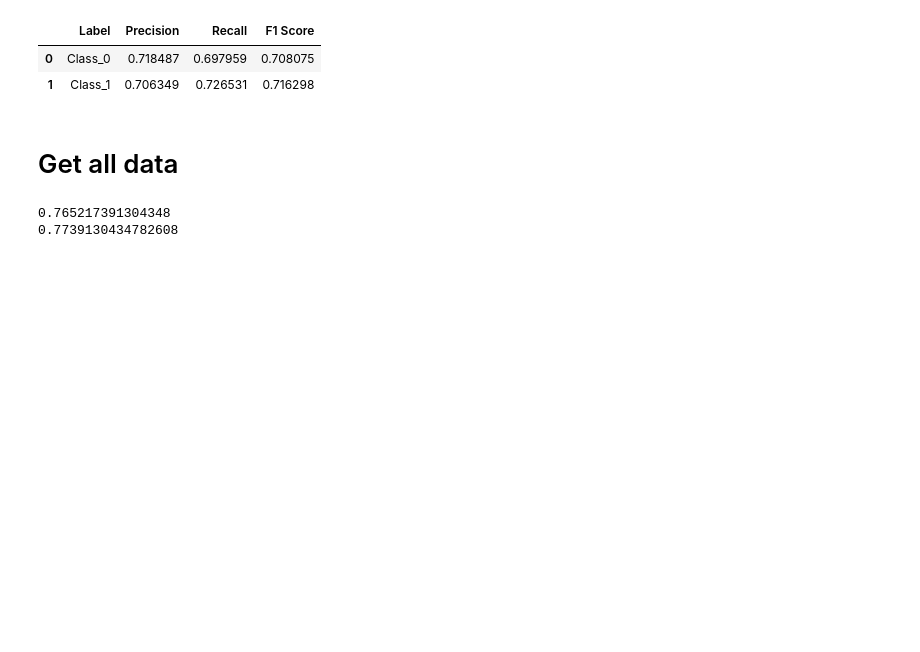
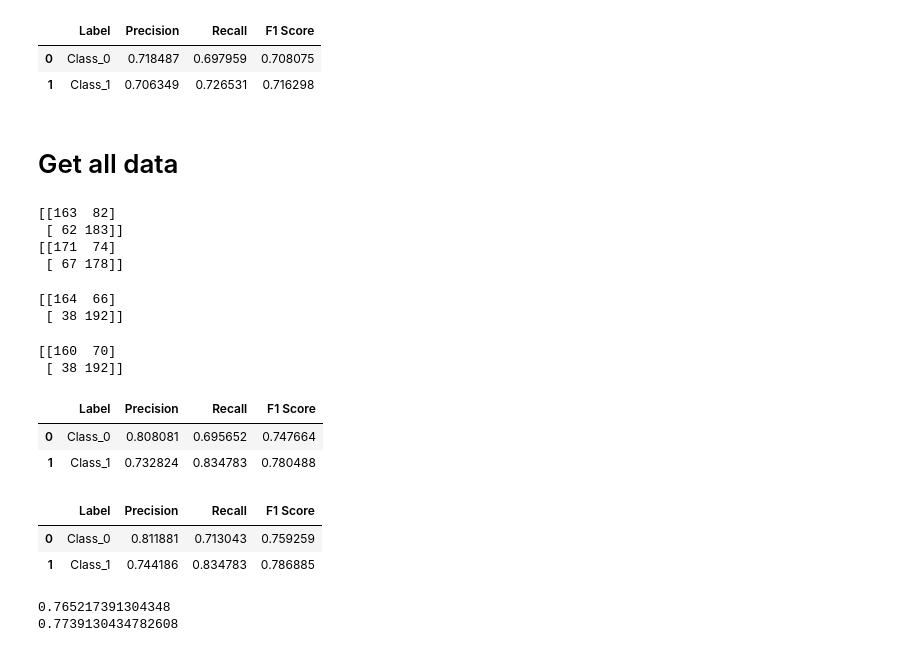
Before and after one commit to kennywang112/TrafficTDApython, a Jupyter notebook: 道路V2.ipynb, the cells around one changed output. Drawn from its saved outputs; the diff is of its cells as text; code cells hidden in the pictures; blank space fills up the shorter version.

```diff
--- a/道路V2.ipynb
+++ b/道路V2.ipynb
@@ -807,6 +815,81 @@ cm_0_svm = np.loadtxt('CalculatedData/V2準確資料/cm_0_svm.txt', dtype=int)
 cm_1_svm = np.loadtxt('CalculatedData/V2準確資料/cm_1_svm.txt', dtype=int)
 cm_2_svm = np.loadtxt('CalculatedData/V2準確資料/cm_2_svm.txt', dtype=int)
 cm_origin_svm = np.loadtxt('CalculatedData/V2準確資料/cm_origin_svm.txt', dtype=int)
+# %%
+print(cm_origin)
+print(cm_origin_svm)
+# %% [output]
+[[163  82]
+ [ 62 183]]
+[[171  74]
+ [ 67 178]]
+# %%
+mapper_logistic = cm_combine + cm_out + cm_0 + cm_1 + cm_2
+mapper_svm = cm_combine_svm + cm_out_svm + cm_0_svm + cm_1_svm + cm_2_svm
+# %%
+print(mapper_svm)
+# %% [output]
+[[164  66]
+ [ 38 192]]
+# %%
+print(mapper_logistic)
+# %% [output]
+[[160  70]
+ [ 38 192]]
+# %%
+TP = mapper_logistic[0, 0]
+FP = mapper_logistic[0, 1]
+FN = mapper_logistic[1, 0]
+TN = mapper_logistic[1, 1]
+
+# Manually constructing the predicted and actual values based on the confusion matrix
+y_true = [0] * (TP + FP) + [1] * (FN + TN)
+y_pred = [0] * TP + [1] * FP + [0] * FN + [1] * TN
+
+# Calculating the precision, recall, f1 score and accuracy using scikit-learn
+precision = precision_score(y_true, y_pred, average=None, zero_division=0)
+recall = recall_score(y_true, y_pred, average=None)
+f1 = f1_score(y_true, y_pred, average=None)
+
+metrics_df = pd.DataFrame({
+    'Label': [f'Class_{i}' for i in range(len(precision))],
+    'Precision': precision,
+    'Recall': recall,
+    'F1 Score': f1
+})
+
+metrics_df
+# %% [output]
+|  | Label | Precision | Recall | F1 Score |
+| 0 | Class_0 | 0.808081 | 0.695652 | 0.747664 |
+| 1 | Class_1 | 0.732824 | 0.834783 | 0.780488 |
+# %%
+TP = mapper_svm[0, 0]
+FP = mapper_svm[0, 1]
+FN = mapper_svm[1, 0]
+TN = mapper_svm[1, 1]
+
+# Manually constructing the predicted and actual values based on the confusion matrix
+y_true = [0] * (TP + FP) + [1] * (FN + TN)
+y_pred = [0] * TP + [1] * FP + [0] * FN + [1] * TN
+
+# Calculating the precision, recall, f1 score and accuracy using scikit-learn
+precision = precision_score(y_true, y_pred, average=None, zero_division=0)
+recall = recall_score(y_true, y_pred, average=None)
+f1 = f1_score(y_true, y_pred, average=None)
+
+metrics_df = pd.DataFrame({
+    'Label': [f'Class_{i}' for i in range(len(precision))],
+    'Precision': precision,
+    'Recall': recall,
+    'F1 Score': f1
+})
+
+metrics_df
+# %% [output]
+|  | Label | Precision | Recall | F1 Score |
+| 0 | Class_0 | 0.811881 | 0.713043 | 0.759259 |
+| 1 | Class_1 | 0.744186 | 0.834783 | 0.786885 |
 # %%
 def get_acc(cm):
     accuracy = (cm[0, 0] + cm[1, 1]) / np.sum(cm)
```
Also changed, not shown: parts of 15 cells of this notebook, 2 other files.
